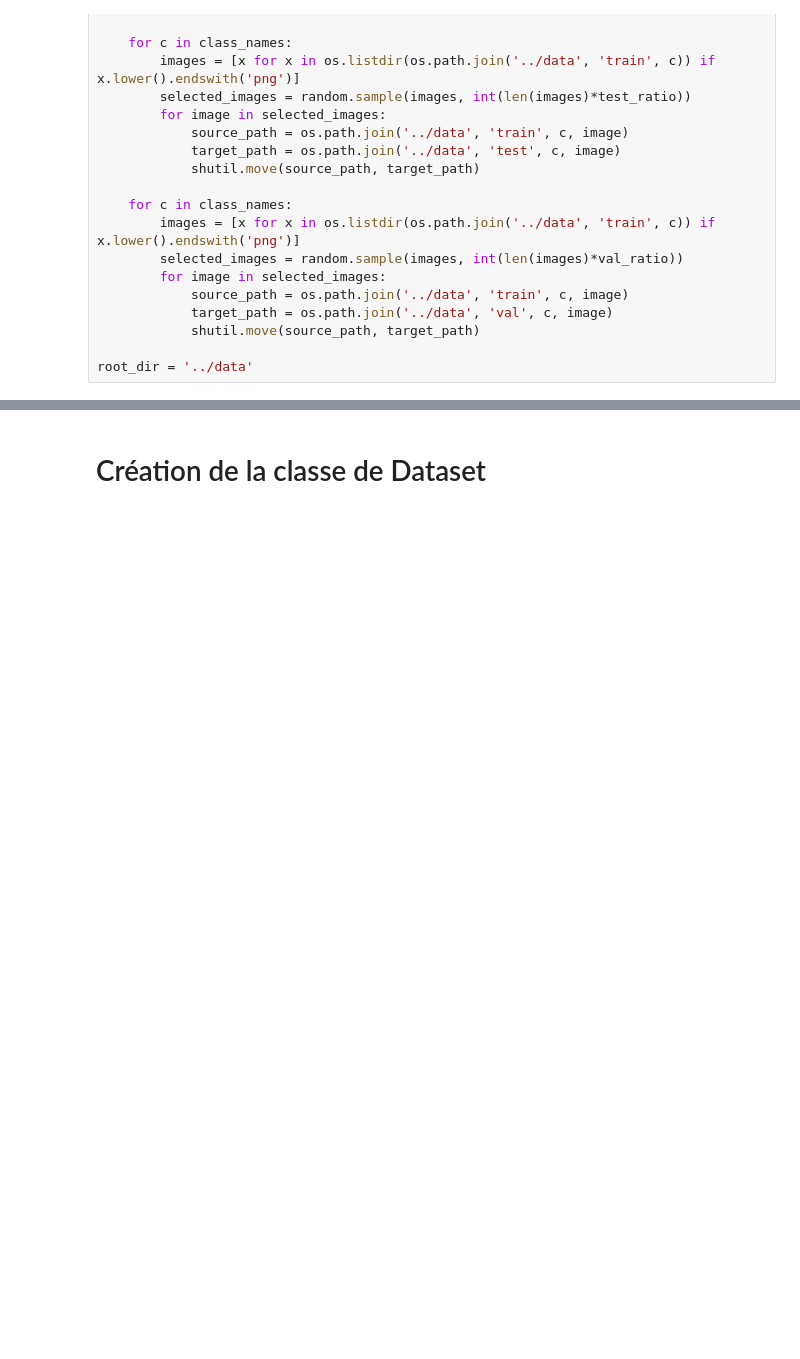
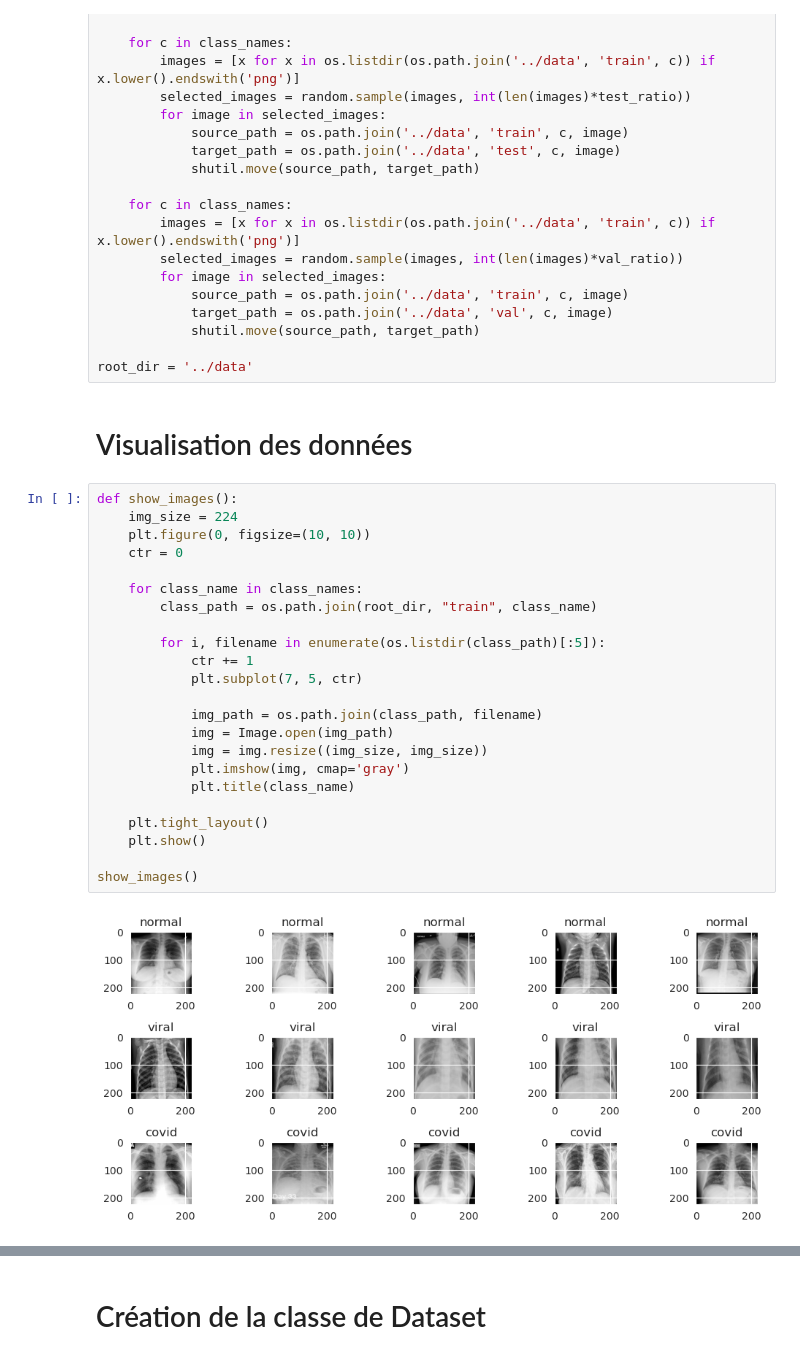
Before and after one commit to TiDev00/COVID19_Detector, a Jupyter notebook: notebooks/detector.ipynb, the cells around one changed output, grey strips where cells are left out. Drawn from its saved outputs; the diff is of its cells as text; blank space fills up the shorter version.

```diff
--- a/notebooks/detector.ipynb
+++ b/notebooks/detector.ipynb
@@ -81,3 +69,30 @@ if os.path.isdir(os.path.join(root_dir, source_dirs[1])):
             shutil.move(source_path, target_path)
 
 root_dir = '../data'
+# %% [markdown]
+# Visualisation des données
+# %%
+def show_images():
+    img_size = 224
+    plt.figure(0, figsize=(10, 10))
+    ctr = 0
+
+    for class_name in class_names:
+        class_path = os.path.join(root_dir, "train", class_name)
+
+        for i, filename in enumerate(os.listdir(class_path)[:5]):
+            ctr += 1
+            plt.subplot(7, 5, ctr)
+
+            img_path = os.path.join(class_path, filename)
+            img = Image.open(img_path)
+            img = img.resize((img_size, img_size))
+            plt.imshow(img, cmap='gray')
+            plt.title(class_name)
+
+    plt.tight_layout()
+    plt.show()
+
+show_images()
+# %% [output]
+[figure, added]
```
Also changed, not shown: parts of 12 cells of this notebook.
